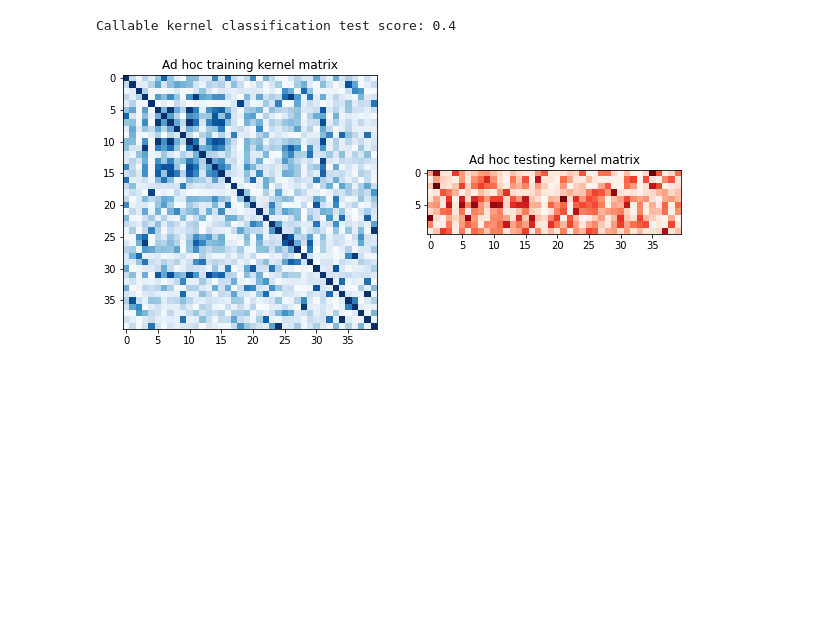
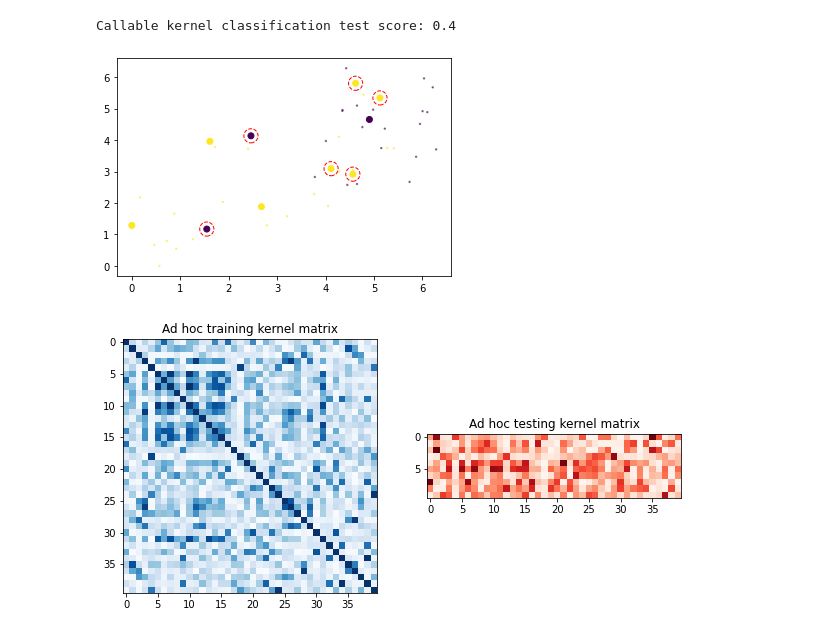
Before and after one commit to NLESC-quantum/quantum_comp, a Jupyter notebook: pulsar_search/ml/kernel/kernel_pulsar_qiskit.ipynb, the cells around one changed output. Saved outputs shown, nothing was run; the diff lists cells and outputs as text; code cells hidden in the pictures; blank space fills up the shorter version.

```diff
--- a/pulsar_search/ml/kernel/kernel_pulsar_qiskit.ipynb
+++ b/pulsar_search/ml/kernel/kernel_pulsar_qiskit.ipynb
@@ -100,6 +101,17 @@ score = svc.score(test_dataset.features, test_dataset.labels)
 print(f"Callable kernel classification test score: {score}")
 # %% [output]
 Callable kernel classification test score: 0.4
+# %%
+# plot the data
+pred = svc.predict(test_dataset.features)
+
+plt.scatter(train_dataset.features[:,0],train_dataset.features[:,1],c=train_dataset.labels,s=2,alpha=0.5)
+plt.scatter(test_dataset.features[:,0],test_dataset.features[:,1],c=pred)
+for x,y,yp in zip(test_dataset.features, test_dataset.labels, pred):
+    if y!=yp:
+        plt.scatter(x[0],x[1],facecolors='none', edgecolors='red', s=200, linewidth=1,linestyle='--')
+# %% [output]
+[figure, added]
 # %%
 matrix_train = kernel.evaluate(x_vec=train_dataset.features)
 matrix_test = kernel.evaluate(x_vec=test_dataset.features, y_vec=train_dataset.features)
```
Also changed, not shown: parts of 1 cell of this notebook, 5 other files.
